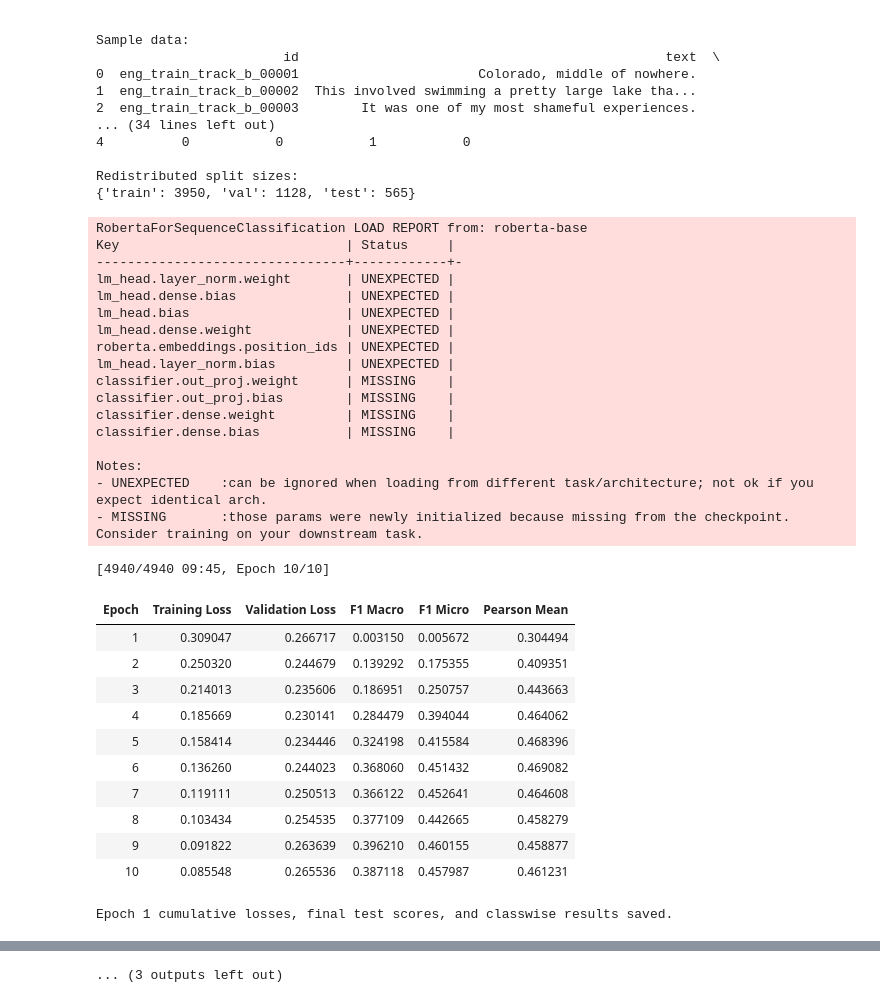
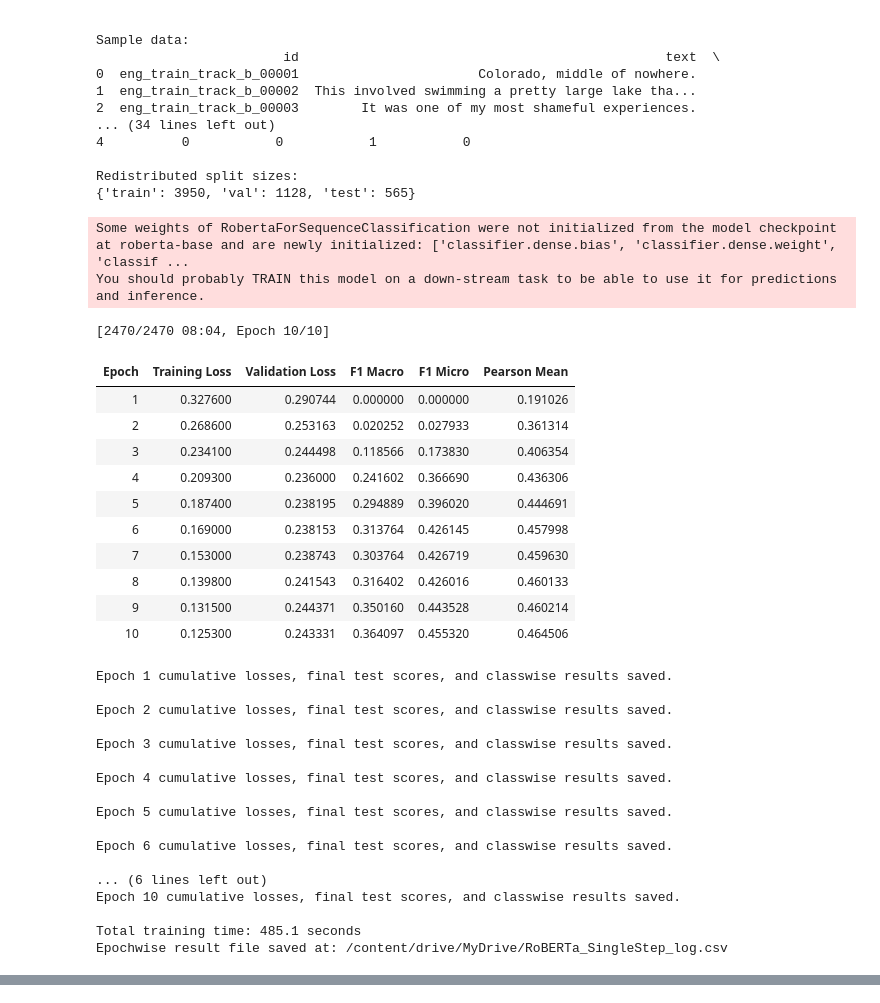
Before and after one commit to sharayumhaske22/Master_Thesis, a Jupyter notebook: RoBERTa_SingleStep.ipynb, the cells around one changed output, grey strips where cells are left out. Drawn from its saved outputs; the diff is of its cells as text; code cells hidden in the pictures.

Commit message:
fixed the problems in the training  , log it in the book

```diff
--- a/RoBERTa_SingleStep.ipynb
+++ b/RoBERTa_SingleStep.ipynb
@@ -37,9 +90,9 @@ with open(LOG_FILE, "w", newline="", encoding="utf-8") as f:
 
     writer.writerow(["model", "roberta-base"])
     writer.writerow(["learning_rate", 2e-5])
-    writer.writerow(["train_batch_size", 8])
-    writer.writerow(["eval_batch_size", 4])
-    writer.writerow(["epochs", 10])
+    writer.writerow(["train_batch_size", 16])
+    writer.writerow(["eval_batch_size", 16])
+    writer.writerow(["epochs", 4])
     writer.writerow([])
 
 # =========================================================
@@ -444,8 +498,8 @@ training_args = TrainingArguments(
     output_dir="/content/roberta_output",
 
     learning_rate=2e-5,
-    per_device_train_batch_size=8,
-    per_device_eval_batch_size=4,
+    per_device_train_batch_size=16,
+    per_device_eval_batch_size=16,
     num_train_epochs=10,
 
     eval_strategy="epoch",
@@ -470,59 +524,60 @@ callback = SaveEpochResultsCallback(
     test_dataset=test_single
 )
 
 trainer = Trainer(
     model=model,
     args=training_args,
     train_dataset=train_single,
     eval_dataset=val_single,
     data_collator=data_collator,
     processing_class=tokenizer,
     compute_metrics=compute_metrics,
     callbacks=[callback]
 )
 
 callback.trainer_ref = trainer
 
 
 # =========================================================
 # 17. TRAIN
 # =========================================================
 start = time.time()
 
 trainer.train()
 
 end = time.time()
 
 print(f"\nTotal training time: {end - start:.1f} seconds")
 print("Epochwise result file saved at:", LOG_FILE)
 # %% [output]
-RobertaForSequenceClassification LOAD REPORT from: roberta-base
-Key                             | Status     |
---------------------------------+------------+-
-lm_head.layer_norm.weight       | UNEXPECTED |
-lm_head.dense.bias              | UNEXPECTED |
-lm_head.bias                    | UNEXPECTED |
-lm_head.dense.weight            | UNEXPECTED |
-roberta.embeddings.position_ids | UNEXPECTED |
-lm_head.layer_norm.bias         | UNEXPECTED |
-classifier.out_proj.weight      | MISSING    |
-classifier.out_proj.bias        | MISSING    |
-classifier.dense.weight         | MISSING    |
-classifier.dense.bias           | MISSING    |
-
-Notes:
-- UNEXPECTED    :can be ignored when loading from different task/architecture; not ok if you expect identical arch.
-- MISSING       :those params were newly initialized because missing from the checkpoint. Consider training on your downstream task.
+Some weights of RobertaForSequenceClassification were not initialized from the model checkpoint at roberta-base and are newly initialized: ['classifier.dense.bias', 'classifier.dense.weight', 'classif ...
+You should probably TRAIN this model on a down-stream task to be able to use it for predictions and inference.
-[4940/4940 09:45, Epoch 10/10]
+[2470/2470 08:04, Epoch 10/10]
 | Epoch | Training Loss | Validation Loss | F1 Macro | F1 Micro | Pearson Mean |
-| 1 | 0.309047 | 0.266717 | 0.003150 | 0.005672 | 0.304494 |
-| 2 | 0.250320 | 0.244679 | 0.139292 | 0.175355 | 0.409351 |
-| 3 | 0.214013 | 0.235606 | 0.186951 | 0.250757 | 0.443663 |
-| 4 | 0.185669 | 0.230141 | 0.284479 | 0.394044 | 0.464062 |
-| 5 | 0.158414 | 0.234446 | 0.324198 | 0.415584 | 0.468396 |
-| 6 | 0.136260 | 0.244023 | 0.368060 | 0.451432 | 0.469082 |
-| 7 | 0.119111 | 0.250513 | 0.366122 | 0.452641 | 0.464608 |
-| 8 | 0.103434 | 0.254535 | 0.377109 | 0.442665 | 0.458279 |
-| 9 | 0.091822 | 0.263639 | 0.396210 | 0.460155 | 0.458877 |
-| 10 | 0.085548 | 0.265536 | 0.387118 | 0.457987 | 0.461231 |
+| 1 | 0.327600 | 0.290744 | 0.000000 | 0.000000 | 0.191026 |
+| 2 | 0.268600 | 0.253163 | 0.020252 | 0.027933 | 0.361314 |
+| 3 | 0.234100 | 0.244498 | 0.118566 | 0.173830 | 0.406354 |
+| 4 | 0.209300 | 0.236000 | 0.241602 | 0.366690 | 0.436306 |
+| 5 | 0.187400 | 0.238195 | 0.294889 | 0.396020 | 0.444691 |
+| 6 | 0.169000 | 0.238153 | 0.313764 | 0.426145 | 0.457998 |
+| 7 | 0.153000 | 0.238743 | 0.303764 | 0.426719 | 0.459630 |
+| 8 | 0.139800 | 0.241543 | 0.316402 | 0.426016 | 0.460133 |
+| 9 | 0.131500 | 0.244371 | 0.350160 | 0.443528 | 0.460214 |
+| 10 | 0.125300 | 0.243331 | 0.364097 | 0.455320 | 0.464506 |
 Epoch 1 cumulative losses, final test scores, and classwise results saved.
+
+Epoch 2 cumulative losses, final test scores, and classwise results saved.
+
+Epoch 3 cumulative losses, final test scores, and classwise results saved.
+
+Epoch 4 cumulative losses, final test scores, and classwise results saved.
+
+Epoch 5 cumulative losses, final test scores, and classwise results saved.
+
+Epoch 6 cumulative losses, final test scores, and classwise results saved.
+
+... (6 lines left out)
+Epoch 10 cumulative losses, final test scores, and classwise results saved.
+
+Total training time: 485.1 seconds
+Epochwise result file saved at: /content/drive/MyDrive/RoBERTa_SingleStep_log.csv
@@ -537 +583,0 @@ Epoch 9 cumulative losses, final test scores, and classwise results saved.
-... (3 outputs left out)
```
Also changed, not shown: parts of 5 cells of this notebook, 2 other files.
